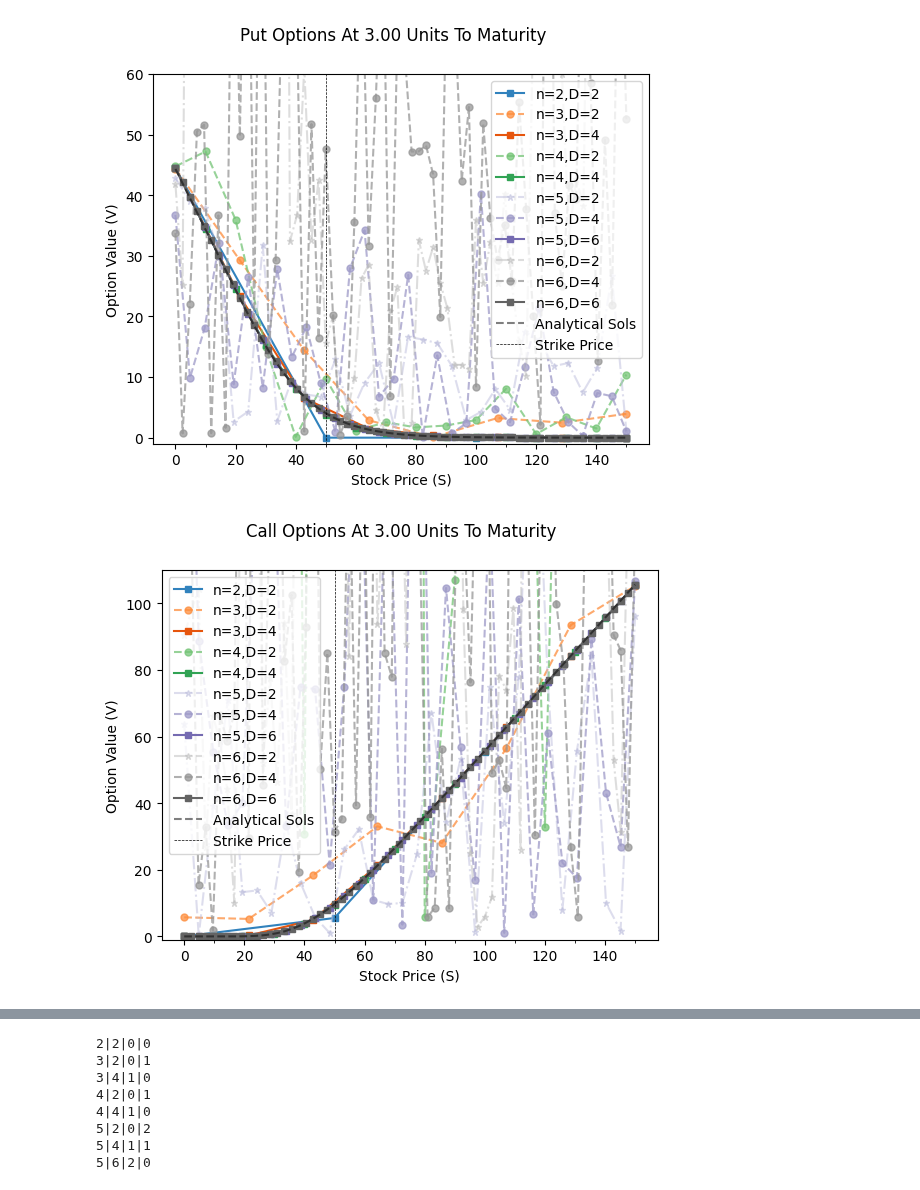
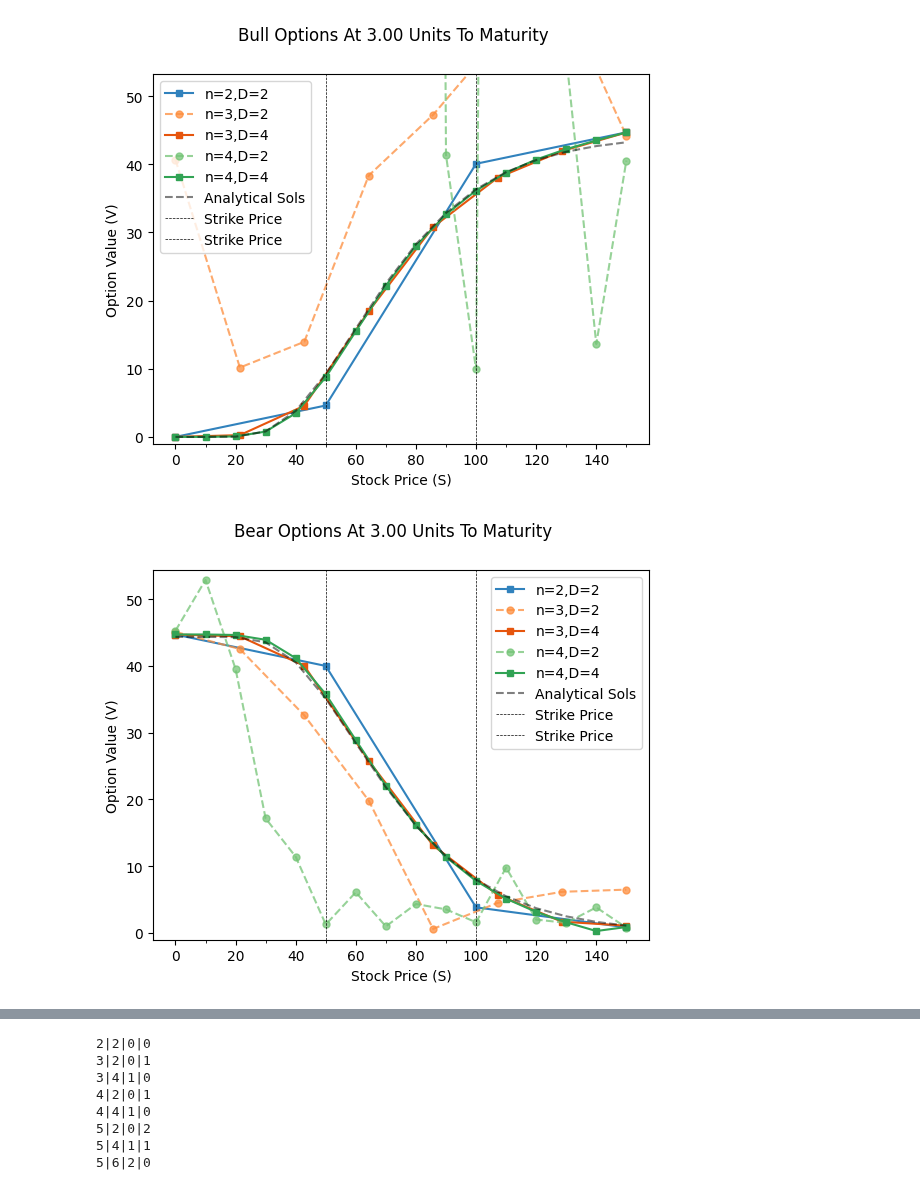
Before and after one commit to KnightShuffler/Quantum-Non-Unitary-Time-Evolution-Public-, a Jupyter notebook: black_scholes_figs.ipynb, the cells around one changed output, grey strips where cells are left out. Drawn from its saved outputs; the diff is of its cells as text; code cells hidden in the pictures.

```diff
--- a/black_scholes_figs.ipynb
+++ b/black_scholes_figs.ipynb
@@ -12,41 +12,43 @@ colors = list(map(plt.cm.tab20c, range(20)))
 markers = 'so*'
 styles = ['solid', 'dashed', 'dashdot']
 
-for option_type in ['put','call']:
-    for n in [2,3,4,5,6]:
+for option_type in (options:=['BULL','BEAR','put','call','STRADDLE','STRANGLE']):
+    for n in [2,3,4]:
         N = 2**n
         with h5py.File(f'{data_path}{option_type}_{n}_qubits.hdf5') as file:
             qnute_sols = file['rescaled_qnute_sols'][:]
             analytical_sols = file['analytical_sols'][:]
             Smin   = file.attrs['Smin']
             Smax   = file.attrs['Smax']
             T      = file.attrs['T']
             r      = file.attrs['r']
             q      = file.attrs['q']
             sigma  = file.attrs['sigma']
             strike = file.attrs['strike']
             Nt     = file.attrs['Nt']
         for Di,D in enumerate(np.arange(2,n+2,2)):
             # if option_type == 'call' and n == 4 and D == 2:
             #     continue
             # plt.plot(np.linspace(Smin,Smax,N), (sol:=qnute_sols[Di,-1,:])/np.linalg.norm(sol), label=f'{n=},{D=}')
             plt.plot(np.linspace(Smin,Smax,N), (sol:=qnute_sols[Di,-1,:]),
                      label=f'{n=},{D=}',
                      color=colors[(n-2)*4 + ( o_index:=((n+1)//2 - Di - 1) )],
                      marker=markers[o_index],
                      linestyle=styles[o_index],
                      ms=5,
                      alpha = (4-o_index)/4)
     # plt.plot(np.linspace(Smin,Smax,N),(sol:=analytical_sols[-1,:])/np.linalg.norm(sol),label='Analytical Sols')
     plt.plot(np.linspace(Smin,Smax,N),(sol:=analytical_sols[-1,:]),label='Analytical Sols',color='k',linestyle='--',alpha=0.5)
-    plt.axvline(x=strike, linewidth=0.5, linestyle='--', color='k', label='Strike Price')
+    for k in strike:
+        plt.axvline(x=k, linewidth=0.5, linestyle='--', color='k', label='Strike Price')
     plt.suptitle(f'{option_type.capitalize()} options at {T:0.2f} units to maturity'.title())
     plt.xlabel('Stock Price (S)')
     plt.ylabel('Option Value (V)')
-    plt.ylim([-1, (strike if option_type == 'put' else Smax-strike) + 10])
+    # plt.ylim([-1, (strike if option_type == 'put' else Smax-strike) + 10])
+    plt.ylim([-1,np.max(analytical_sols[-1,:])+10])
     plt.xticks(np.arange(Smin,Smax+10,10),minor=True)
     plt.legend()
     plt.show()
 # %% [output]
-[figure, old version]
+[figure, new version]
-[figure, old version]
+[figure, new version]
```
Also changed, not shown: parts of 2 cells of this notebook.
